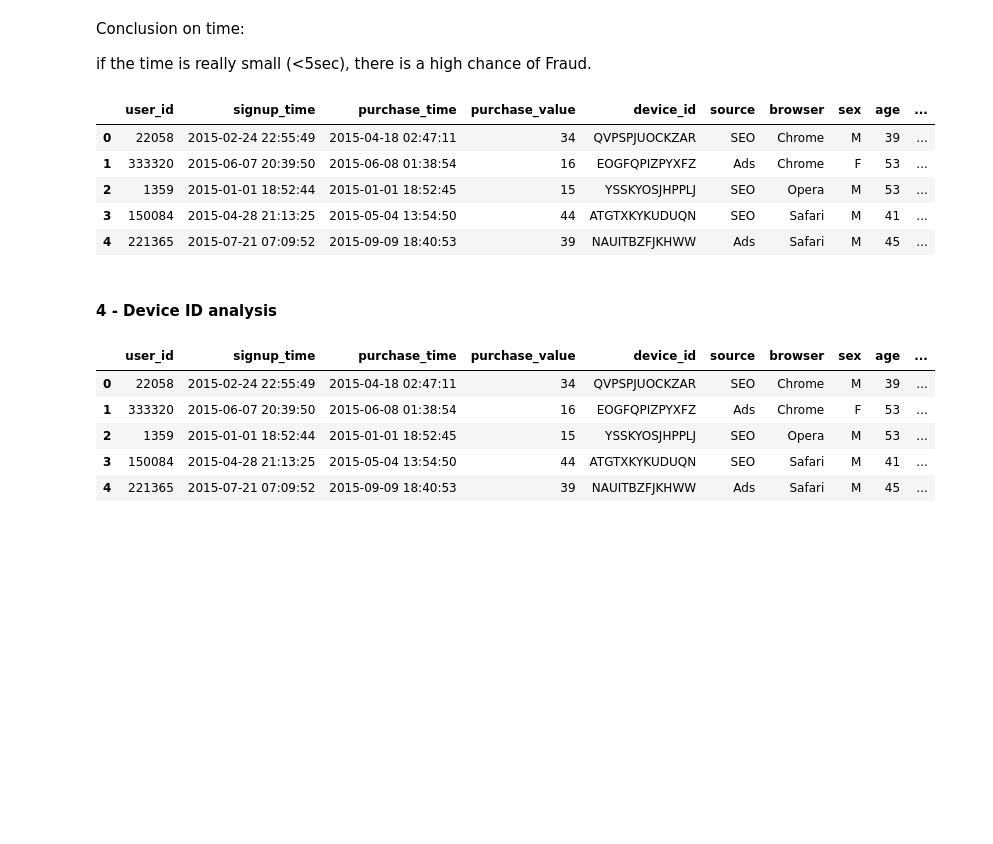
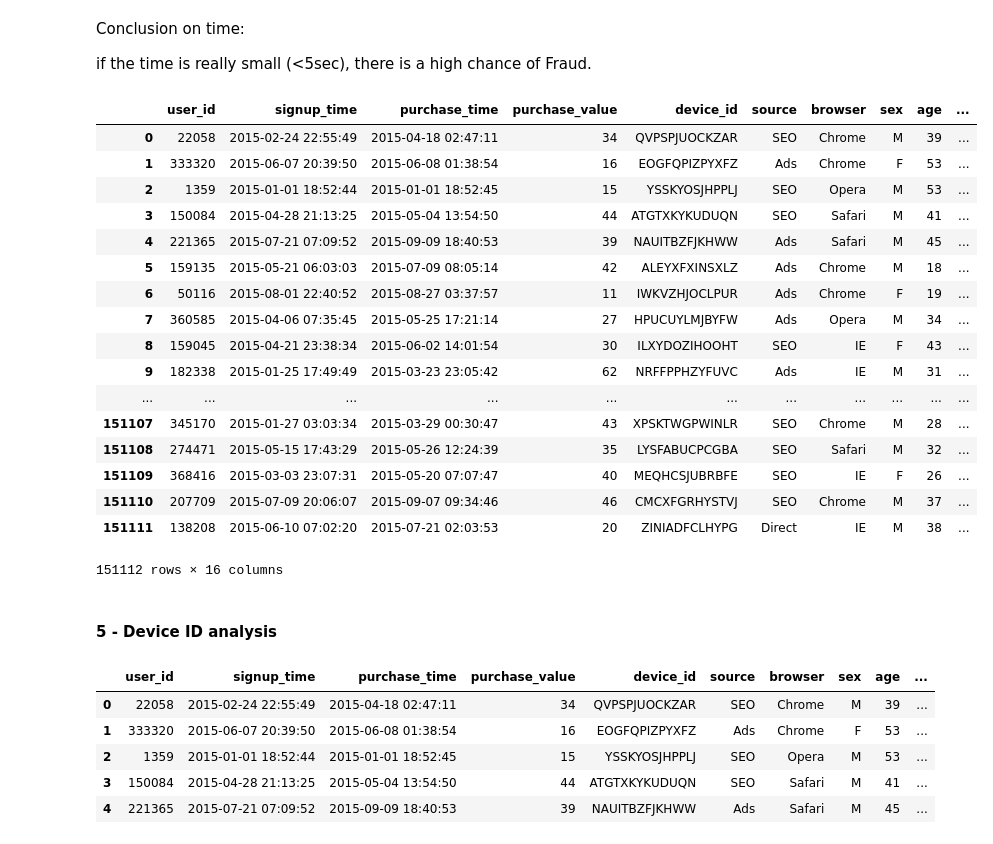
Before and after one commit to alexisgcomte/Projet----FRAUDULENT-ACTIVITIES, a Jupyter notebook: Projet -- FRAUDULENT ACTIVITIES.ipynb, the cells around one changed output. Cells and saved outputs as stored; diff of their text form; code cells hidden in the pictures; blank space fills up the shorter version.

```diff
--- a/Projet -- FRAUDULENT ACTIVITIES.ipynb
+++ b/Projet -- FRAUDULENT ACTIVITIES.ipynb
@@ -532,0 +616,3 @@ There is 90% of precision, which is worse than random. Let's keep it either way.
+# %%
+df_country_risk_model = pd.read_csv('C:/Users/alexi/Documents/MonGitHub/Projet -- FRAUDULENT ACTIVITIES/Datasets/df_country_risk_model.csv')
+df = pd.read_csv('https://raw.githubusercontent.com/alexisgcomte/Projet----FRAUDULENT-ACTIVITIES/master/Datasets/new_fraud_dataset.csv')
@@ -634,14 +738,26 @@ df['signup_to_purchase_time'] = df['time_between'].apply(lambda x: 'strange' if
 # %%
-df.head()
+df
 # %% [output]
 |  | user_id | signup_time | purchase_time | purchase_value | device_id | source | browser | sex | age | ... |
 | 0 | 22058 | 2015-02-24 22:55:49 | 2015-04-18 02:47:11 | 34 | QVPSPJUOCKZAR | SEO | Chrome | M | 39 | ... |
 | 1 | 333320 | 2015-06-07 20:39:50 | 2015-06-08 01:38:54 | 16 | EOGFQPIZPYXFZ | Ads | Chrome | F | 53 | ... |
 | 2 | 1359 | 2015-01-01 18:52:44 | 2015-01-01 18:52:45 | 15 | YSSKYOSJHPPLJ | SEO | Opera | M | 53 | ... |
 | 3 | 150084 | 2015-04-28 21:13:25 | 2015-05-04 13:54:50 | 44 | ATGTXKYKUDUQN | SEO | Safari | M | 41 | ... |
 | 4 | 221365 | 2015-07-21 07:09:52 | 2015-09-09 18:40:53 | 39 | NAUITBZFJKHWW | Ads | Safari | M | 45 | ... |
+| 5 | 159135 | 2015-05-21 06:03:03 | 2015-07-09 08:05:14 | 42 | ALEYXFXINSXLZ | Ads | Chrome | M | 18 | ... |
+| 6 | 50116 | 2015-08-01 22:40:52 | 2015-08-27 03:37:57 | 11 | IWKVZHJOCLPUR | Ads | Chrome | F | 19 | ... |
+| 7 | 360585 | 2015-04-06 07:35:45 | 2015-05-25 17:21:14 | 27 | HPUCUYLMJBYFW | Ads | Opera | M | 34 | ... |
+| 8 | 159045 | 2015-04-21 23:38:34 | 2015-06-02 14:01:54 | 30 | ILXYDOZIHOOHT | SEO | IE | F | 43 | ... |
+| 9 | 182338 | 2015-01-25 17:49:49 | 2015-03-23 23:05:42 | 62 | NRFFPPHZYFUVC | Ads | IE | M | 31 | ... |
+| ... | ... | ... | ... | ... | ... | ... | ... | ... | ... | ... |
+| 151107 | 345170 | 2015-01-27 03:03:34 | 2015-03-29 00:30:47 | 43 | XPSKTWGPWINLR | SEO | Chrome | M | 28 | ... |
+| 151108 | 274471 | 2015-05-15 17:43:29 | 2015-05-26 12:24:39 | 35 | LYSFABUCPCGBA | SEO | Safari | M | 32 | ... |
+| 151109 | 368416 | 2015-03-03 23:07:31 | 2015-05-20 07:07:47 | 40 | MEQHCSJUBRBFE | SEO | IE | F | 26 | ... |
+| 151110 | 207709 | 2015-07-09 20:06:07 | 2015-09-07 09:34:46 | 46 | CMCXFGRHYSTVJ | SEO | Chrome | M | 37 | ... |
+| 151111 | 138208 | 2015-06-10 07:02:20 | 2015-07-21 02:03:53 | 20 | ZINIADFCLHYPG | Direct | IE | M | 38 | ... |
+151112 rows × 16 columns
 # %% [markdown]
-#### 4 - Device ID analysis
+#### 5 - Device ID analysis
 # %%
 # Creation of device count column
 df["device_count"] = df.groupby("device_id")["user_id"].transform("count")
```
Also changed, not shown: parts of 85 cells of this notebook, 4 other files.
